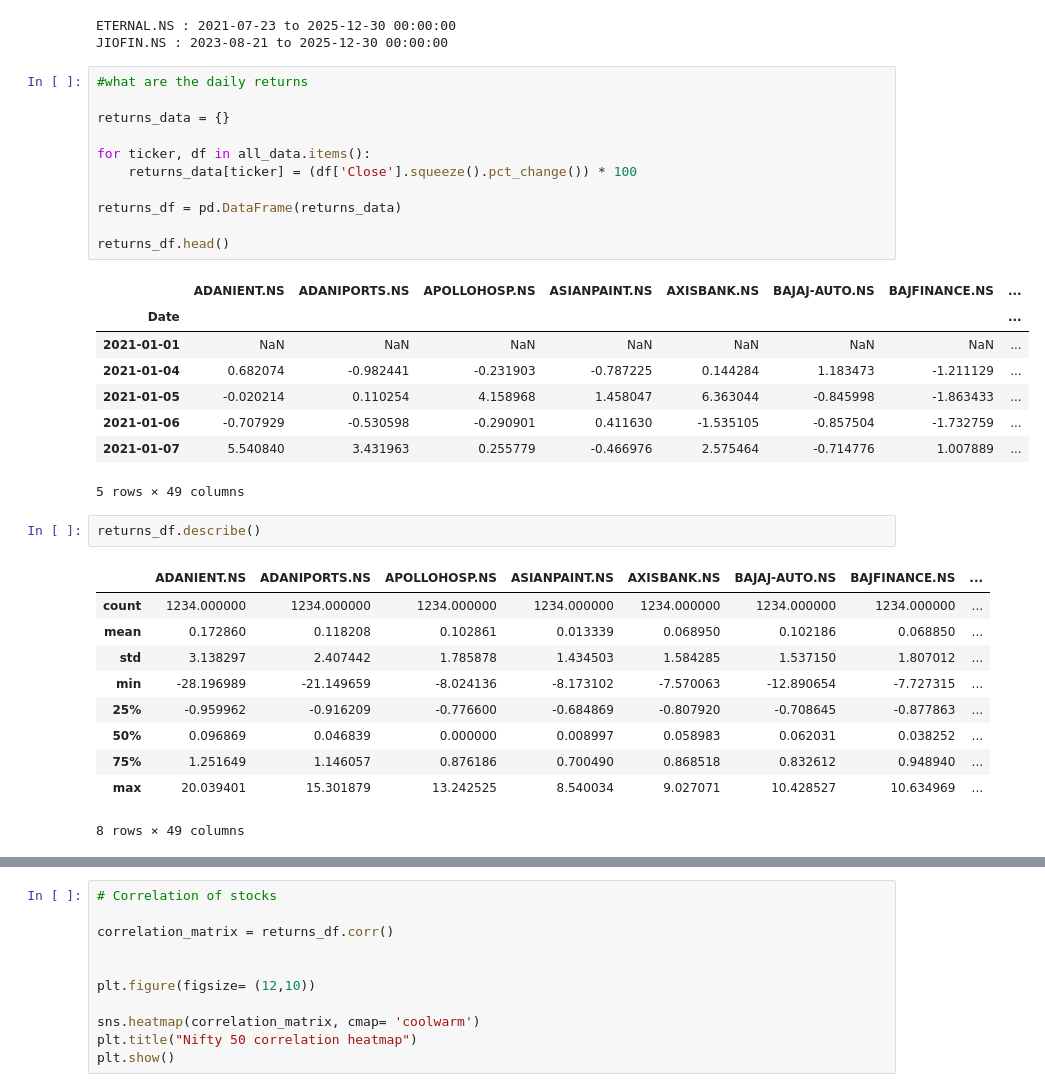
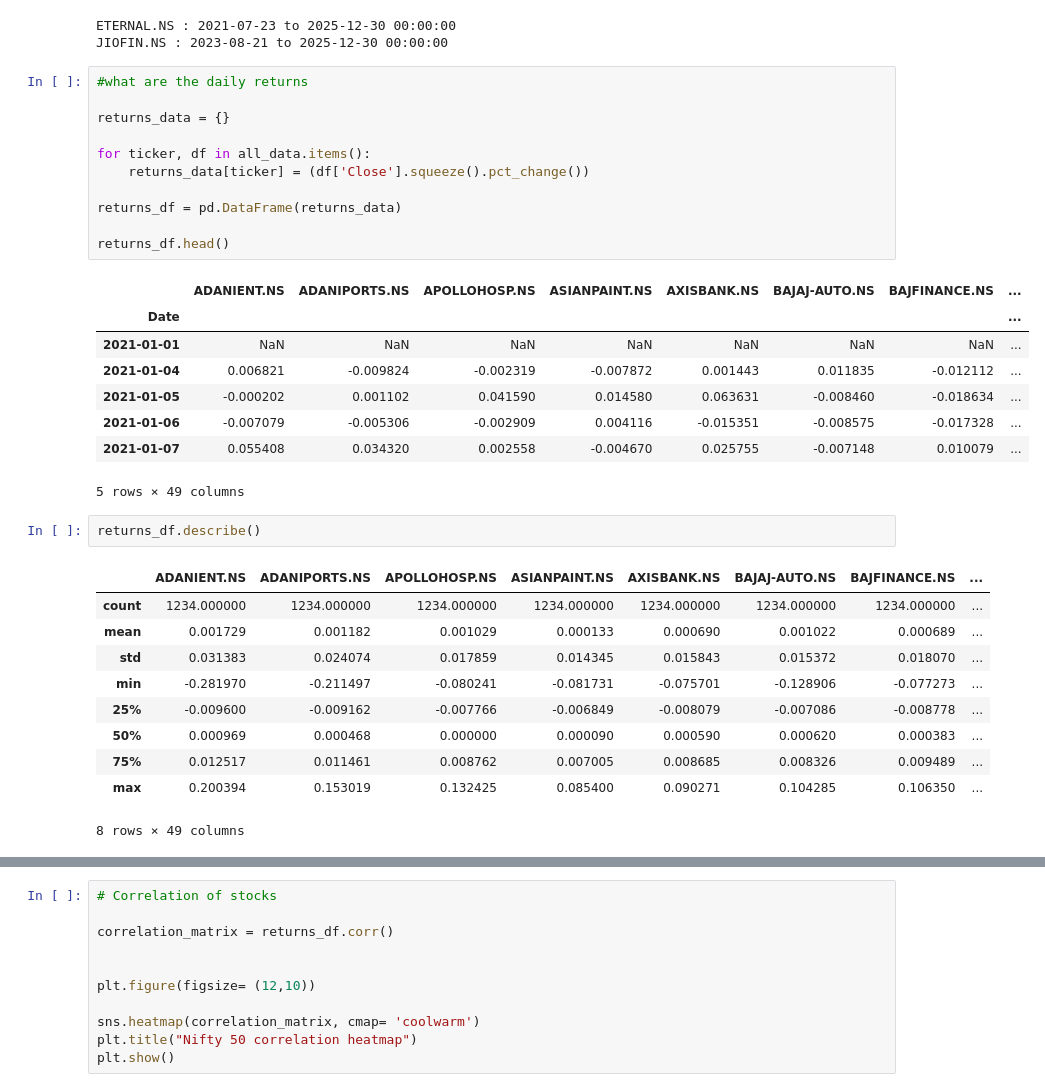
Before and after one commit to ashutoshkashyap04/Nifty50-stock-clustering, a Jupyter notebook: main.ipynb, the cells around one changed output, grey strips where cells are left out. Drawn from its saved outputs; the diff is of its cells as text.

```diff
--- a/main.ipynb
+++ b/main.ipynb
@@ -177,35 +177,35 @@ JIOFIN.NS : 2023-08-21 to 2025-12-30 00:00:00
 # %%
 #what are the daily returns
 
 returns_data = {}
 
 for ticker, df in all_data.items():
-    returns_data[ticker] = (df['Close'].squeeze().pct_change()) * 100
+    returns_data[ticker] = (df['Close'].squeeze().pct_change())
 
 returns_df = pd.DataFrame(returns_data)
 
 returns_df.head()
 # %% [output]
 |  | ADANIENT.NS | ADANIPORTS.NS | APOLLOHOSP.NS | ASIANPAINT.NS | AXISBANK.NS | BAJAJ-AUTO.NS | BAJFINANCE.NS | ... |
 | Date |  |  |  |  |  |  |  | ... |
 | 2021-01-01 | NaN | NaN | NaN | NaN | NaN | NaN | NaN | ... |
-| 2021-01-04 | 0.682074 | -0.982441 | -0.231903 | -0.787225 | 0.144284 | 1.183473 | -1.211129 | ... |
-| 2021-01-05 | -0.020214 | 0.110254 | 4.158968 | 1.458047 | 6.363044 | -0.845998 | -1.863433 | ... |
-| 2021-01-06 | -0.707929 | -0.530598 | -0.290901 | 0.411630 | -1.535105 | -0.857504 | -1.732759 | ... |
-| 2021-01-07 | 5.540840 | 3.431963 | 0.255779 | -0.466976 | 2.575464 | -0.714776 | 1.007889 | ... |
+| 2021-01-04 | 0.006821 | -0.009824 | -0.002319 | -0.007872 | 0.001443 | 0.011835 | -0.012112 | ... |
+| 2021-01-05 | -0.000202 | 0.001102 | 0.041590 | 0.014580 | 0.063631 | -0.008460 | -0.018634 | ... |
+| 2021-01-06 | -0.007079 | -0.005306 | -0.002909 | 0.004116 | -0.015351 | -0.008575 | -0.017328 | ... |
+| 2021-01-07 | 0.055408 | 0.034320 | 0.002558 | -0.004670 | 0.025755 | -0.007148 | 0.010079 | ... |
 5 rows × 49 columns
 # %%
 returns_df.describe()
 # %% [output]
 |  | ADANIENT.NS | ADANIPORTS.NS | APOLLOHOSP.NS | ASIANPAINT.NS | AXISBANK.NS | BAJAJ-AUTO.NS | BAJFINANCE.NS | ... |
 | count | 1234.000000 | 1234.000000 | 1234.000000 | 1234.000000 | 1234.000000 | 1234.000000 | 1234.000000 | ... |
-| mean | 0.172860 | 0.118208 | 0.102861 | 0.013339 | 0.068950 | 0.102186 | 0.068850 | ... |
-| std | 3.138297 | 2.407442 | 1.785878 | 1.434503 | 1.584285 | 1.537150 | 1.807012 | ... |
-| min | -28.196989 | -21.149659 | -8.024136 | -8.173102 | -7.570063 | -12.890654 | -7.727315 | ... |
-| 25% | -0.959962 | -0.916209 | -0.776600 | -0.684869 | -0.807920 | -0.708645 | -0.877863 | ... |
-| 50% | 0.096869 | 0.046839 | 0.000000 | 0.008997 | 0.058983 | 0.062031 | 0.038252 | ... |
-| 75% | 1.251649 | 1.146057 | 0.876186 | 0.700490 | 0.868518 | 0.832612 | 0.948940 | ... |
-| max | 20.039401 | 15.301879 | 13.242525 | 8.540034 | 9.027071 | 10.428527 | 10.634969 | ... |
+| mean | 0.001729 | 0.001182 | 0.001029 | 0.000133 | 0.000690 | 0.001022 | 0.000689 | ... |
+| std | 0.031383 | 0.024074 | 0.017859 | 0.014345 | 0.015843 | 0.015372 | 0.018070 | ... |
+| min | -0.281970 | -0.211497 | -0.080241 | -0.081731 | -0.075701 | -0.128906 | -0.077273 | ... |
+| 25% | -0.009600 | -0.009162 | -0.007766 | -0.006849 | -0.008079 | -0.007086 | -0.008778 | ... |
+| 50% | 0.000969 | 0.000468 | 0.000000 | 0.000090 | 0.000590 | 0.000620 | 0.000383 | ... |
+| 75% | 0.012517 | 0.011461 | 0.008762 | 0.007005 | 0.008685 | 0.008326 | 0.009489 | ... |
+| max | 0.200394 | 0.153019 | 0.132425 | 0.085400 | 0.090271 | 0.104285 | 0.106350 | ... |
 8 rows × 49 columns
 # %%
 # average and median returns
```
Also changed, not shown: parts of 35 cells of this notebook, 46 other files.
